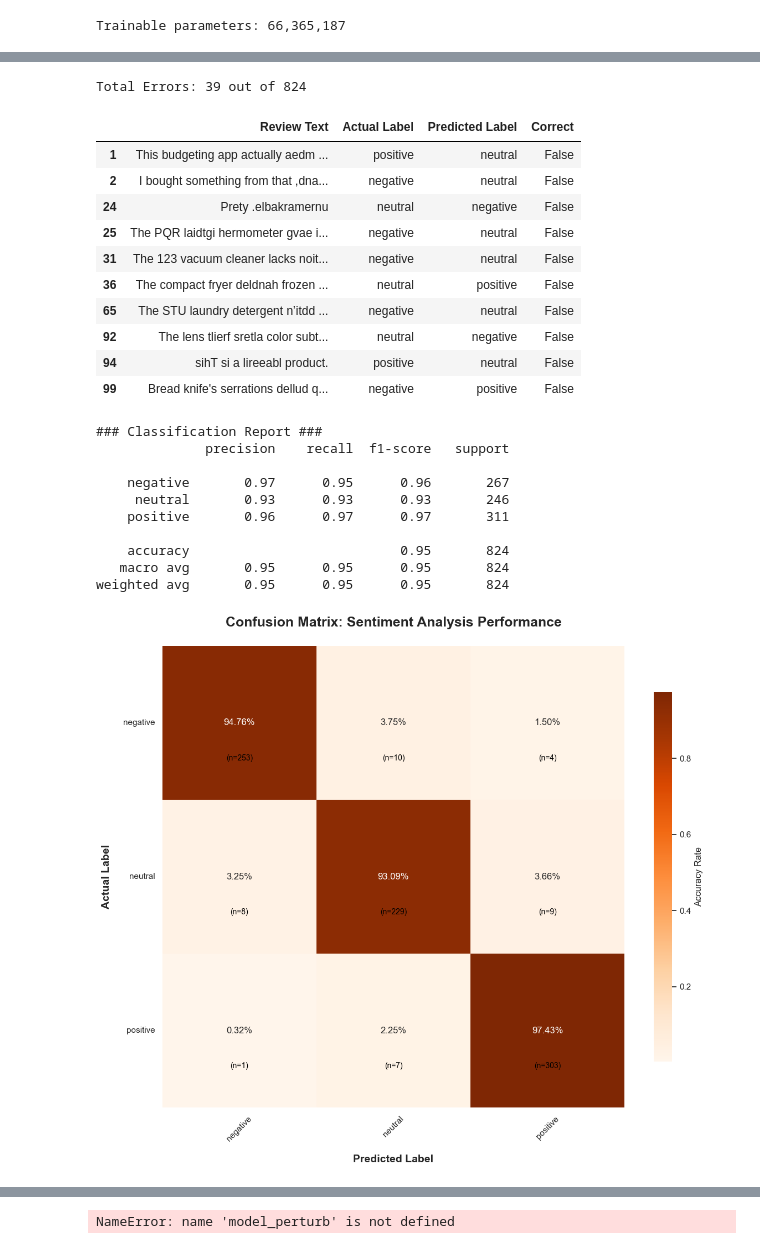
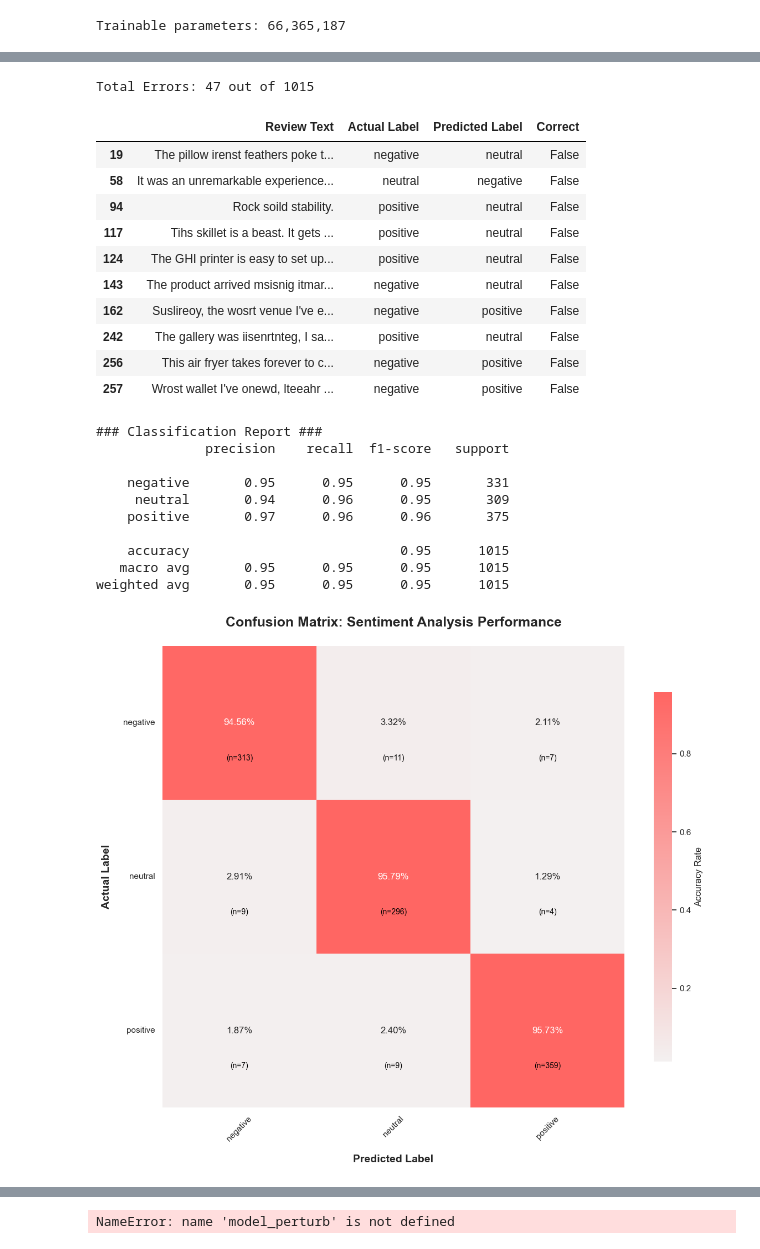
Before and after one commit to Oumaymabamoh/thesis-eval-synthetic-data-lime-nlp, a Jupyter notebook: notebooks/lime_evaluation/noisy_lime.ipynb, the cells around one changed output, grey strips where cells are left out. Drawn from its saved outputs; the diff is of its cells as text; code cells hidden in the pictures.

```diff
--- a/notebooks/lime_evaluation/noisy_lime.ipynb
+++ b/notebooks/lime_evaluation/noisy_lime.ipynb
@@ -43,7 +43,7 @@ import matplotlib.pyplot as plt
 
 # Data
 labels = ['Train', 'Validation', 'Test']
-colors = ['#014f86', '#2a6f97', '#2c7da0']
+colors = ['#450920', '#a53860', '#da627d']
 sizes = [len(df_train), len(df_val), len(df_test)]
 explode = (0.05, 0, 0)  # "pull" the first slice (Train)
 
@@ -457,18 +467,18 @@ errors = results_df[results_df['Correct'] == False]
 print(f"Total Errors: {len(errors)} out of {len(results_df)}")
 display.display(errors.head(10))
 # %% [output]
-Total Errors: 39 out of 824
+Total Errors: 47 out of 1015
 |  | Review Text | Actual Label | Predicted Label | Correct |
-| 1 | This budgeting app actually aedm ... | positive | neutral | False |
-| 2 | I bought something from that ,dna... | negative | neutral | False |
-| 24 | Prety .elbakramernu | neutral | negative | False |
-| 25 | The PQR laidtgi hermometer gvae i... | negative | neutral | False |
-| 31 | The 123 vacuum cleaner lacks noit... | negative | neutral | False |
-| 36 | The compact fryer deldnah frozen ... | neutral | positive | False |
-| 65 | The STU laundry detergent n’itdd ... | negative | neutral | False |
-| 92 | The lens tlierf sretla color subt... | neutral | negative | False |
-| 94 | sihT si a lireeabl product. | positive | neutral | False |
-| 99 | Bread knife's serrations dellud q... | negative | positive | False |
+| 19 | The pillow irenst feathers poke t... | negative | neutral | False |
+| 58 | It was an unremarkable experience... | neutral | negative | False |
+| 94 | Rock soild stability. | positive | neutral | False |
+| 117 | Tihs skillet is a beast. It gets ... | positive | neutral | False |
+| 124 | The GHI printer is easy to set up... | positive | neutral | False |
+| 143 | The product arrived msisnig itmar... | negative | neutral | False |
+| 162 | Suslireoy, the wosrt venue I've e... | negative | positive | False |
+| 242 | The gallery was iisenrtnteg, I sa... | positive | neutral | False |
+| 256 | This air fryer takes forever to c... | negative | positive | False |
+| 257 | Wrost wallet I've onewd, lteeahr ... | negative | positive | False |
 # %%
 from sklearn.metrics import classification_report, confusion_matrix
 # Prepare Target Names
@@ -489,48 +499,48 @@ sns.set_theme(style="white")
 
 
 # Create a custom gradient from a specific hex code
-cmap = sns.light_palette("#ffd7ba", as_cmap=True)
+cmap = sns.light_palette("#ff6663", as_cmap=True)
 # Plotting Normalized Heatmap for better insight into class accuracy
 ax = sns.heatmap(
     cm_normalized,
     annot=True,
     fmt='.2%',
-    cmap='Oranges',
+    cmap=cmap,
     xticklabels=target_names,
     yticklabels=target_names,
     square=True,
     cbar_kws={'shrink': .8, 'label': 'Accuracy Rate'}
 )
 
 # Add the raw counts inside the cells as well
 for i in range(len(target_names)):
     for j in range(len(target_names)):
         ax.text(j+0.5, i+0.7, f'\n(n={cm[i, j]})',
                 ha='center', va='center', color='black', fontsize=10)
 
 # Enhance labels and aesthetics
 plt.title('Confusion Matrix: Sentiment Analysis Performance', fontsize=18, fontweight='bold', pad=25)
 plt.xlabel('Predicted Label', fontsize=14, fontweight='bold', labelpad=15)
 plt.ylabel('Actual Label', fontsize=14, fontweight='bold', labelpad=15)
 
 # Adjust tick rotation for readability
 plt.xticks(rotation=45)
 plt.yticks(rotation=0)
 
 plt.tight_layout()
 plt.show()
 # %% [output]
 ### Classification Report ###
               precision    recall  f1-score   support
 
-    negative       0.97      0.95      0.96       267
-     neutral       0.93      0.93      0.93       246
-    positive       0.96      0.97      0.97       311
+    negative       0.95      0.95      0.95       331
+     neutral       0.94      0.96      0.95       309
+    positive       0.97      0.96      0.96       375
 
-    accuracy                           0.95       824
-   macro avg       0.95      0.95      0.95       824
-weighted avg       0.95      0.95      0.95       824
+    accuracy                           0.95      1015
+   macro avg       0.95      0.95      0.95      1015
+weighted avg       0.95      0.95      0.95      1015
-[figure, old version]
+[figure, new version]
 # %%
 # --- FIX FOR STEP 2 ---
 # Use .iloc[0] to get the first row of the DataFrame
```
Also changed, not shown: parts of 13 cells of this notebook, 5 other files.
